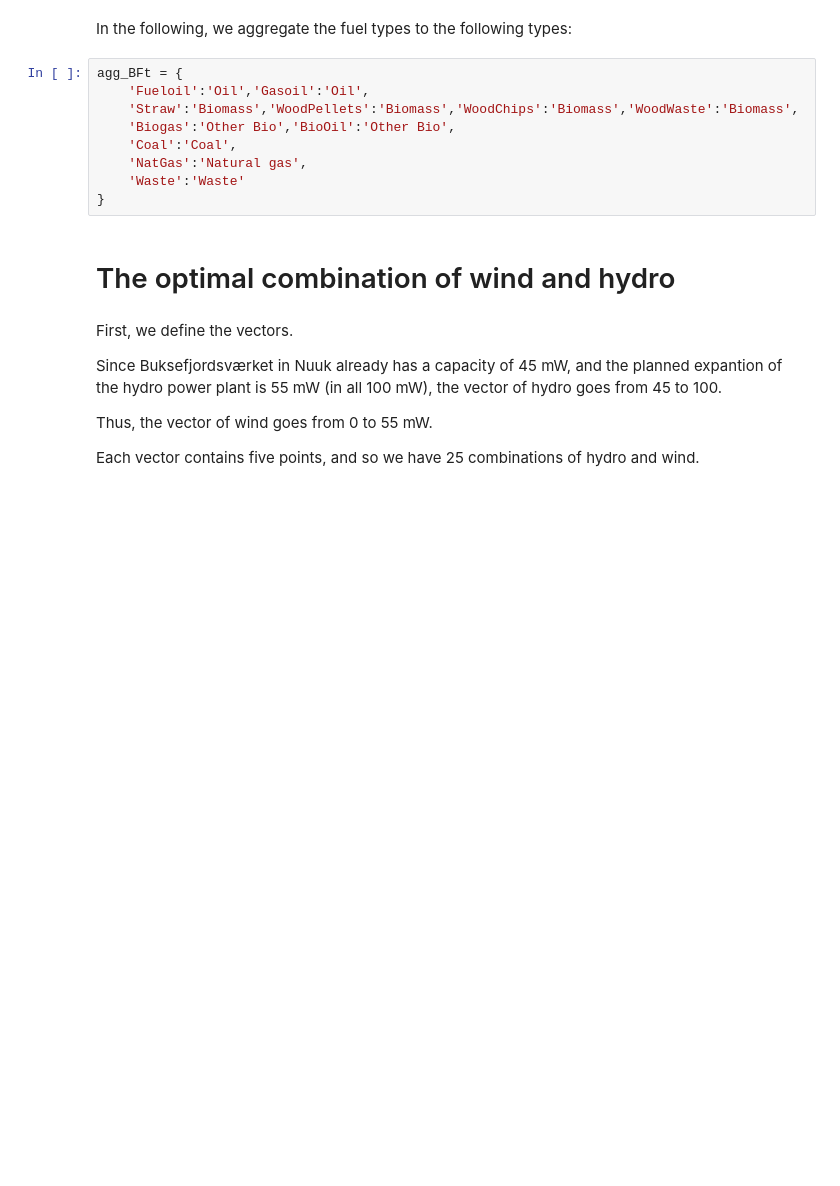
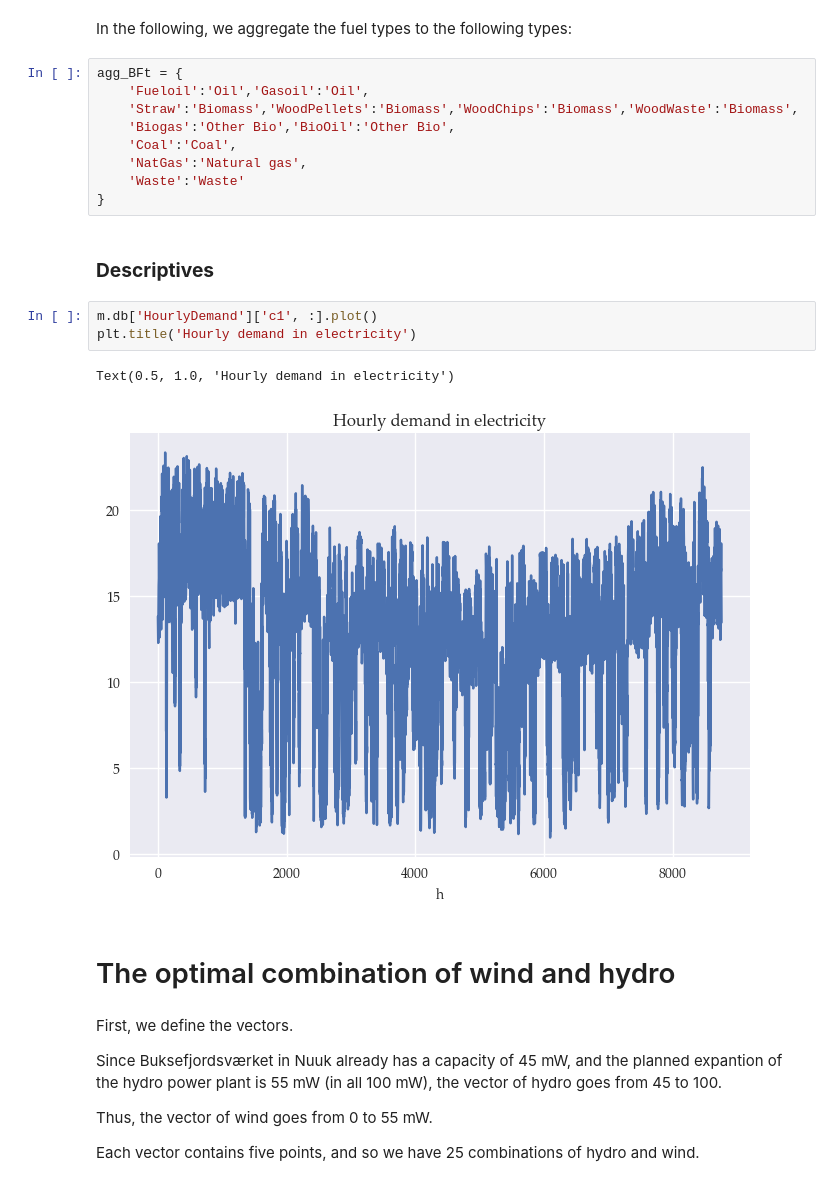
Before and after one commit to jnl455/Nuuk-Energy-mix, a Jupyter notebook: Exercises/E44/E44_SolutionGuide.ipynb, the cells around one changed output. Saved outputs shown, nothing was run; the diff lists cells and outputs as text; blank space fills up the shorter version.

```diff
--- a/Exercises/E44/E44_SolutionGuide.ipynb
+++ b/Exercises/E44/E44_SolutionGuide.ipynb
@@ -46,6 +62,14 @@ agg_BFt = {
     'NatGas':'Natural gas',
     'Waste':'Waste'
 }
+# %% [markdown]
+### __Descriptives__
+# %%
+m.db['HourlyDemand']['c1', :].plot()
+plt.title('Hourly demand in electricity')
+# %% [output]
+Text(0.5, 1.0, 'Hourly demand in electricity')
+[figure, added]
 # %% [markdown]
 # The optimal combination of wind and hydro
 # %% [markdown]
```
Also changed, not shown: parts of 41 cells of this notebook, 18 other files.
